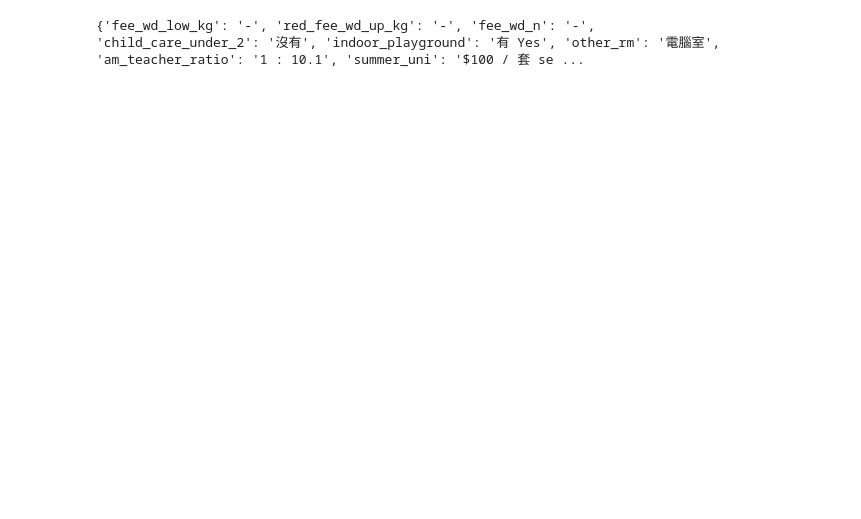
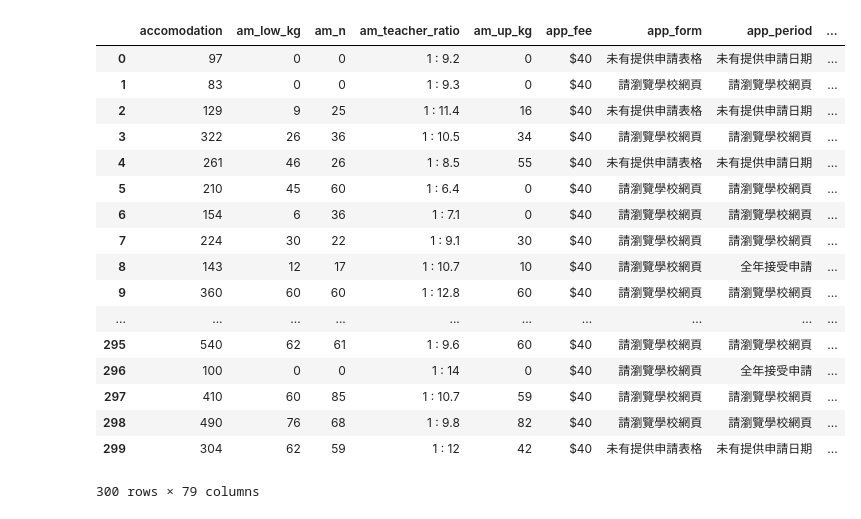
Before and after one commit to daedaluschan/hk_school, a Jupyter notebook: school_web_scrap.ipynb, the cells around one changed output. Cells and saved outputs as stored; diff of their text form; code cells hidden in the pictures; blank space fills up the shorter version.

Commit message:
plug extracted data into pandas dataframe

```diff
--- a/school_web_scrap.ipynb
+++ b/school_web_scrap.ipynb
@@ -65,9 +82,16 @@ def getSchoolInfo(school_id):
     music_rm = moreInfoNode[3].getchildren()[9].getchildren()[1].text.strip()
     other_rm = moreInfoNode[3].getchildren()[10].getchildren()[1].text.strip()
     num_of_teacher = moreInfoNode[3].getchildren()[11].getchildren()[1].text.strip()
-    website = moreInfoNode[3].getchildren()[12].getchildren()[1].getchildren()[0].text.strip()
-    quality_review_result = moreInfoNode[3].getchildren()[13].getchildren()[1].text.strip()
-    quality_review_report = moreInfoNode[3].getchildren()[13].getchildren()[1].getchildren()[0].text.strip()
+    try:
+        website = moreInfoNode[3].getchildren()[12].getchildren()[1].getchildren()[0].text.strip()
+    except IndexError:
+        website = moreInfoNode[3].getchildren()[12].getchildren()[1].text.strip()
+    try:
+        quality_review_result = moreInfoNode[3].getchildren()[13].getchildren()[1].text.strip()
+        quality_review_report = moreInfoNode[3].getchildren()[13].getchildren()[1].getchildren()[0].text.strip()
+    except IndexError:
+        quality_review_result = 'N/A'
+        quality_review_report = 'N/A'
 
     degree_holder = moreInfoNode[4].getchildren()[1].getchildren()[1].text.strip()
     non_degree_holder = moreInfoNode[4].getchildren()[2].getchildren()[1].text.strip()
@@ -100,16 +124,26 @@ def getSchoolInfo(school_id):
     fee_wd_n = moreInfoNode[8].getchildren()[3].getchildren()[1].text.strip()
     fee_wd_low_kg = moreInfoNode[8].getchildren()[3].getchildren()[2].text.strip()
     fee_wd_up_kg = moreInfoNode[8].getchildren()[3].getchildren()[3].text.strip()
-
-    red_fee_am_n = moreInfoNode[8].getchildren()[5].getchildren()[2].text.strip()
-    red_fee_am_low_kg = moreInfoNode[8].getchildren()[5].getchildren()[3].text.strip()
-    red_fee_am_up_kg = moreInfoNode[8].getchildren()[5].getchildren()[4].text.strip()
-    red_fee_pm_n = moreInfoNode[8].getchildren()[6].getchildren()[1].text.strip()
-    red_fee_pm_low_kg = moreInfoNode[8].getchildren()[6].getchildren()[2].text.strip()
-    red_fee_pm_up_kg = moreInfoNode[8].getchildren()[6].getchildren()[3].text.strip()
-    red_fee_wd_n = moreInfoNode[8].getchildren()[7].getchildren()[1].text.strip()
-    red_fee_wd_low_kg = moreInfoNode[8].getchildren()[7].getchildren()[2].text.strip()
-    red_fee_wd_up_kg = moreInfoNode[8].getchildren()[7].getchildren()[3].text.strip()
+    try:
+        red_fee_am_n = moreInfoNode[8].getchildren()[5].getchildren()[2].text.strip()
+        red_fee_am_low_kg = moreInfoNode[8].getchildren()[5].getchildren()[3].text.strip()
+        red_fee_am_up_kg = moreInfoNode[8].getchildren()[5].getchildren()[4].text.strip()
+        red_fee_pm_n = moreInfoNode[8].getchildren()[6].getchildren()[1].text.strip()
+        red_fee_pm_low_kg = moreInfoNode[8].getchildren()[6].getchildren()[2].text.strip()
+        red_fee_pm_up_kg = moreInfoNode[8].getchildren()[6].getchildren()[3].text.strip()
+        red_fee_wd_n = moreInfoNode[8].getchildren()[7].getchildren()[1].text.strip()
+        red_fee_wd_low_kg = moreInfoNode[8].getchildren()[7].getchildren()[2].text.strip()
+        red_fee_wd_up_kg = moreInfoNode[8].getchildren()[7].getchildren()[3].text.strip()
+    except IndexError:
+        red_fee_am_n = 'N/A'
+        red_fee_am_low_kg = 'N/A'
+        red_fee_am_up_kg = 'N/A'
+        red_fee_pm_n = 'N/A'
+        red_fee_pm_low_kg = 'N/A'
+        red_fee_pm_up_kg = 'N/A'
+        red_fee_wd_n = 'N/A'
+        red_fee_wd_low_kg = 'N/A'
+        red_fee_wd_up_kg = 'N/A'
 
     child_care_serv = moreInfoNode[10].getchildren()[0].getchildren()[1].text.strip()
     fee_child_care_hd = moreInfoNode[10].getchildren()[2].getchildren()[0].text.strip()
@@ -131,34 +165,60 @@ def getSchoolInfo(school_id):
 
     app_form = moreInfoNode[17].getchildren()[1].getchildren()[1].text.strip()
     app_period = moreInfoNode[17].getchildren()[2].getchildren()[1].text.strip()
 
     app_fee = moreInfoNode[18].getchildren()[1].getchildren()[1].text.strip()
     reg_fee_hd = moreInfoNode[18].getchildren()[2].getchildren()[2].text.strip()
     reg_fee_wd = moreInfoNode[18].getchildren()[3].getchildren()[1].text.strip()
 
-    school__info = {'district' : district, 'school_name': school_name, 'school_addr': school_addr, 'school_tel': school_tel, 'school_fax': school_fax,
+    schoolInfo = {'district' : district, 'school_name': school_name, 'school_addr': school_addr, 'school_tel': school_tel, 'school_fax': school_fax,
                     'school_year': school_year, 'voucher': voucher, 'school_cat': school_cat, 'student_cat': student_cat, 'supervisor': supervisor,
                     'principal': principal, 'found_year': found_year, 'accomodation': accomodation, 'num_of_classrm': num_of_classrm,
                     'outdoor_playground': outdoor_playground, 'indoor_playground': indoor_playground, 'music_rm': music_rm,
                     'other_rm': other_rm, 'num_of_teacher': num_of_teacher, 'website': website, 'quality_review_result': quality_review_result,
                     'quality_review_report': quality_review_report, 'degree_holder': degree_holder, 'non_degree_holder': non_degree_holder,
                     'ece_cert': ece_cert, 'kg_teacher': kg_teacher, 'other_teacher_training': other_teacher_training, 'asist_kg_teacher': asist_kg_teacher,
                     'other_qual': other_qual, 'am_teacher_ratio': am_teacher_ratio, 'pm_teacher_ratio': pm_teacher_ratio, 'incld_age_2_3': incld_age_2_3,
                     'am_n': am_n, 'am_low_kg': am_low_kg, 'am_up_kg': am_up_kg, 'pm_n': pm_n, 'pm_low_kg': pm_low_kg, 'pm_up_kg': pm_up_kg,
                     'wd_n': wd_n, 'wd_low_kg': wd_low_kg, 'wd_up_kg': wd_up_kg, 'fee_am_n': fee_am_n, 'fee_am_low_kg': fee_am_low_kg,
                     'fee_am_up_kg': fee_am_up_kg, 'fee_pm_n': fee_pm_n, 'fee_pm_low_kg': fee_pm_low_kg, 'fee_pm_up_kg': fee_pm_up_kg,
                     'fee_wd_n': fee_wd_n, 'fee_wd_low_kg': fee_wd_low_kg, 'fee_wd_up_kg': fee_wd_up_kg, 'red_fee_am_n': red_fee_am_n,
                     'red_fee_am_low_kg': red_fee_am_low_kg, 'red_fee_am_up_kg': red_fee_am_up_kg, 'red_fee_pm_n': red_fee_pm_n,
                     'red_fee_pm_low_kg': red_fee_pm_low_kg, 'red_fee_pm_up_kg': red_fee_pm_up_kg, 'red_fee_wd_n': red_fee_wd_n,
                     'red_fee_wd_low_kg': red_fee_wd_low_kg, 'red_fee_wd_up_kg': red_fee_wd_up_kg, 'child_care_serv': child_care_serv,
                     'fee_child_care_hd': fee_child_care_hd, 'fee_child_care_wd': fee_child_care_wd, 'child_care_under_2': child_care_under_2,
                     'num_of_2_3': num_of_2_3, 'child_care_subsidy': child_care_subsidy, 'occasional_child_care': occasional_child_care,
                     'extend_hour': extend_hour, 'curriculum': curriculum, 'summer_uni': summer_uni, 'winter_uni': winter_uni, 'txt_book': txt_book,
                     'exe_book': exe_book, 'school_bag': school_bag, 'snack': snack, 'app_form': app_form, 'app_period': app_period, 'app_fee': app_fee,
                     'reg_fee_hd': reg_fee_hd, 'reg_fee_wd': reg_fee_wd}
 
-    print(school__info)
+    return schoolInfo
 
-getSchoolInfo(6440)
+schoolInfoData = []
+
+for idx, j in enumerate(i[100:400]):
+    print('processing school #' + (idx + 1).__str__() + '. school ID: ' + j.__str__())
+    schoolInfoData.append(getSchoolInfo(j))
+    clear_output()
+
+df_schoolInfo = df(schoolInfoData)
+
+df_schoolInfo
 # %% [output]
+|  | accomodation | am_low_kg | am_n | am_teacher_ratio | am_up_kg | app_fee | app_form | app_period | ... |
+| 0 | 97 | 0 | 0 | 1 : 9.2 | 0 | $40 | 未有提供申請表格 | 未有提供申請日期 | ... |
+| 1 | 83 | 0 | 0 | 1 : 9.3 | 0 | $40 | 請瀏覽學校網頁 | 請瀏覽學校網頁 | ... |
+| 2 | 129 | 9 | 25 | 1 : 11.4 | 16 | $40 | 未有提供申請表格 | 未有提供申請日期 | ... |
+| 3 | 322 | 26 | 36 | 1 : 10.5 | 34 | $40 | 請瀏覽學校網頁 | 請瀏覽學校網頁 | ... |
+| 4 | 261 | 46 | 26 | 1 : 8.5 | 55 | $40 | 未有提供申請表格 | 未有提供申請日期 | ... |
+| 5 | 210 | 45 | 60 | 1 : 6.4 | 0 | $40 | 請瀏覽學校網頁 | 請瀏覽學校網頁 | ... |
+| 6 | 154 | 6 | 36 | 1 : 7.1 | 0 | $40 | 請瀏覽學校網頁 | 請瀏覽學校網頁 | ... |
+| 7 | 224 | 30 | 22 | 1 : 9.1 | 30 | $40 | 請瀏覽學校網頁 | 請瀏覽學校網頁 | ... |
+| 8 | 143 | 12 | 17 | 1 : 10.7 | 10 | $40 | 請瀏覽學校網頁 | 全年接受申請 | ... |
+| 9 | 360 | 60 | 60 | 1 : 12.8 | 60 | $40 | 請瀏覽學校網頁 | 請瀏覽學校網頁 | ... |
+| ... | ... | ... | ... | ... | ... | ... | ... | ... | ... |
+| 295 | 540 | 62 | 61 | 1 : 9.6 | 60 | $40 | 請瀏覽學校網頁 | 請瀏覽學校網頁 | ... |
+| 296 | 100 | 0 | 0 | 1 : 14 | 0 | $40 | 請瀏覽學校網頁 | 全年接受申請 | ... |
+| 297 | 410 | 60 | 85 | 1 : 10.7 | 59 | $40 | 請瀏覽學校網頁 | 請瀏覽學校網頁 | ... |
+| 298 | 490 | 76 | 68 | 1 : 9.8 | 82 | $40 | 請瀏覽學校網頁 | 請瀏覽學校網頁 | ... |
+| 299 | 304 | 62 | 59 | 1 : 12 | 42 | $40 | 未有提供申請表格 | 未有提供申請日期 | ... |
-{'fee_wd_low_kg': '-', 'red_fee_wd_up_kg': '-', 'fee_wd_n': '-', 'child_care_under_2': '沒有', 'indoor_playground': '有 Yes', 'other_rm': '電腦室', 'am_teacher_ratio': '1 : 10.1', 'summer_uni': '$100 / 套 se ...
+300 rows × 79 columns
```
Also changed, not shown: parts of 2 cells of this notebook.
